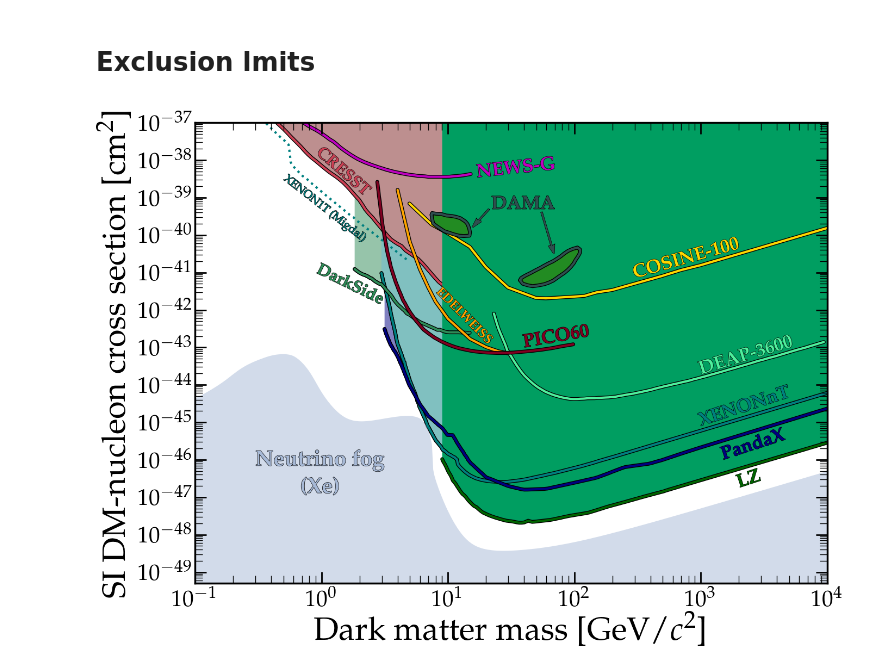
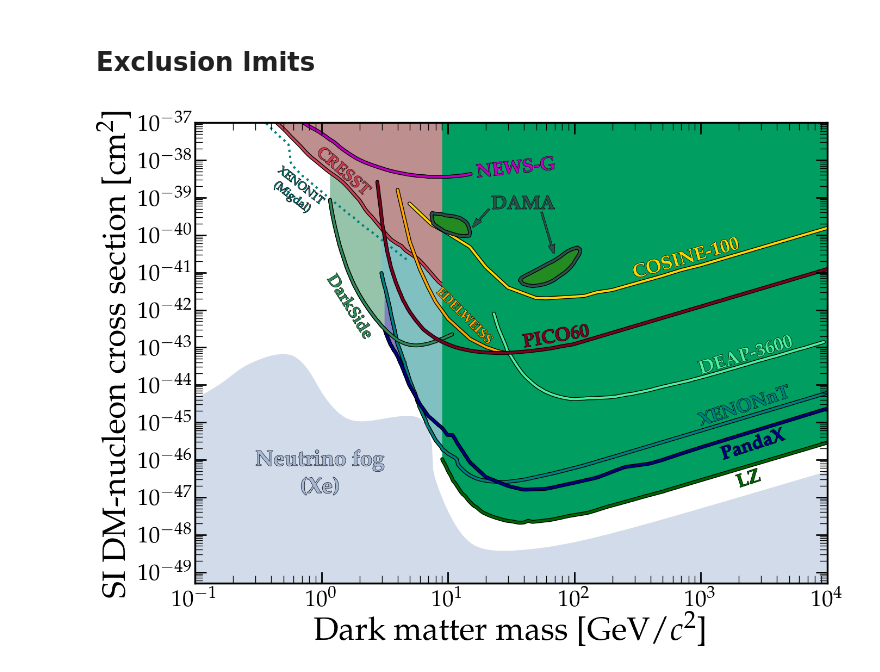
Before and after one commit to cajohare/DirectDetectionPlots, a Jupyter notebook: notebooks/DM-Nucleon.ipynb, the cells around one changed output. Cells and saved outputs as stored; diff of their text form; code cells hidden in the pictures.

```diff
--- a/notebooks/DM-Nucleon.ipynb
+++ b/notebooks/DM-Nucleon.ipynb
@@ -19,12 +19,12 @@ rot_45 = 18
 PlotBound(ax,fpath+'LZ_2024.txt',edgecolor='darkgreen',textcolor='darkgreen',facecolor=[0.0, 0.62, 0.38],label=r'{\bf LZ}',rotation=rot_45,label_pos=[2000,1.8e-47])
 PlotBound(ax,fpath+'XENONnT_2024_Combined.txt',edgecolor='teal',textcolor='teal',facealpha=0,label=r'{\bf XENONnT}',rotation=rot_45,label_pos=[1000,8.0e-46])
 PlotBound(ax,fpath+'XENONnT_2024_Combined.txt',edgecolor='teal',textcolor='teal',facecolor=col_alpha('teal',0.5),zorder=-1)
-PlotBound(ax,fpath+'XENON1T-Migdal.txt',edgecolor='teal',textcolor='teal',linestyle=':',facealpha=0,label='XENON1T (Migdal)',fontsize=15,rotation=-38,label_pos=[0.5,0.3e-38],path_effects=None)
+PlotBound(ax,fpath+'XENON1T-Migdal.txt',edgecolor='teal',textcolor='teal',linestyle=':',facealpha=0,label=r'\begin{center} XENON1T \linebreak (Migdal)\end{center}',fontsize=15,rotation=-38,label_pos=[0.45,0.5e-38],path_effects=None)
 PlotBound(ax,fpath+'PandaX_2024_Combined.txt',edgecolor='navy',textcolor='navy',facealpha=0,label=r'{\bf PandaX}',rotation=rot_45,label_pos=[1500,1.0e-46])
 PlotBound(ax,fpath+'PandaX_2024_Combined.txt',edgecolor='navy',textcolor='navy',facecolor=col_alpha('navy',0.5),zorder=-1.1)
 PlotBound(ax,fpath+'CRESST.txt',edgecolor=[0.8, 0.25, 0.33],textcolor=[0.8, 0.25, 0.33],facecolor=[0.74, 0.56, 0.56],zorder=-1,label=r'{\bf CRESST}',rotation=-41,label_pos=[0.9,1.5e-38],fontsize=22)
-PlotBound(ax,fpath+'DarkSide.txt',edgecolor='seagreen',textcolor='seagreen',facecolor='seagreen',facealpha=0.0,label=r'{\bf DarkSide}',rotation=-26,label_pos=[0.9,1e-41],fontsize=22)
-PlotBound(ax,fpath+'DarkSide.txt',edgecolor='seagreen',textcolor='seagreen',facecolor='seagreen',facealpha=0.5,zorder=-3)
+PlotBound(ax,fpath+'DarkSide-50_2022.txt',edgecolor='seagreen',textcolor='seagreen',facecolor='seagreen',facealpha=0.0,label=r'{\bf DarkSide}',rotation=-58,label_pos=[1.1,0.7e-41],fontsize=22)
+PlotBound(ax,fpath+'DarkSide-50_2022.txt',edgecolor='seagreen',textcolor='seagreen',facecolor='seagreen',facealpha=0.5,zorder=-3)
 PlotBound(ax,fpath+'EDELWEISS.txt',edgecolor='orange',textcolor='orange',facealpha=0,label=r'{\bf EDELWEISS}',rotation=-45,label_pos=[8,3e-42],fontsize=17)
 PlotBound(ax,fpath+'DEAP-3600.txt',edgecolor='#4ff09d',textcolor='#4ff09d',facealpha=0,label=r'{\bf DEAP-3600}',rotation=rot_45-1,label_pos=[1000,1.9e-44])
 PlotBound(ax,fpath+'PICO60.txt',edgecolor=[0.5, 0.0, 0.13],textcolor=[0.5, 0.0, 0.13],facealpha=0,label=r'{\bf PICO60}',rotation=rot_45-8,label_pos=[40,1e-43])
@@ -37,31 +37,31 @@ PlotBound(ax,fpath+'NEWS-G.txt',edgecolor='m',textcolor='m',facealpha=0,label=r'
 PlotBound(ax,'../data/fog/Nucleon/SI/nuFog_n2_Xe.txt',y2=0,label=r'\begin{center} {\bf Neutrino fog \linebreak (Xe)}\end{center}',label_pos=[0.3,7e-47],fontsize=29,rotation=0,facecolor='#a7b9d6',lw=0,textcolor='#a7b9d6',facealpha=0.5)
 
 
 # DAMA
 PlotBound(ax,fpath+'DAMA1.txt',y2=nan,edgecolor='darkslategray',textcolor='darkslategray',facecolor='forestgreen',label=r'{\bf DAMA}',label_pos=[22,5e-40])
 PlotBound(ax,fpath+'DAMA2.txt',y2=nan,edgecolor='darkslategray',textcolor='darkslategray',facecolor='forestgreen')
 plt.arrow(0.485, 0.735, -0.012, -0.018, transform=fig.transFigure,figure=fig,length_includes_head=False,lw=1,head_width=0.007, head_length=0.014, overhang=0.13,edgecolor='darkslategray',facecolor='darkslategray',clip_on=True,path_effects=line_background(2,'k'))
 plt.arrow(0.55, 0.73, 0.012, -0.055, transform=fig.transFigure,figure=fig,length_includes_head=False,lw=1,head_width=0.007, head_length=0.014, overhang=0.13,edgecolor='darkslategray',facecolor='darkslategray',clip_on=True,path_effects=line_background(2,'k'))
 
 
 # Models
 # PlotBound(ax, '../data/models/Nucleon/SI/NMSSM_Scan.txt',y2=nan,lw=1,path_effects=None,textcolor='gray',edgecolor='dimgray',facecolor='gray',facealpha=0.5,label=r'\begin{center} {\bf NMSSM}\end{center}',rotation=17,label_pos=[190,1.5e-48],text_path_effects=None,hatch='/')
 
 
 # Finishing touches
 ax.set_yscale('log')
 ax.set_xscale('log')
 ax.set_xlim([0.1,1e4])
 ax.set_ylim([5e-50,1e-37])
 ax.set_xlabel('Dark matter mass [GeV/$c^2$]')
 ax.set_ylabel(r'SI DM-nucleon cross section [cm$^{2}$]')
 locmaj = matplotlib.ticker.LogLocator(base=10.0, subs=(1.0, ), numticks=50)
 locmin = matplotlib.ticker.LogLocator(base=10.0, subs=arange(2, 10)*.1,numticks=100)
 ax.yaxis.set_major_locator(locmaj)
 ax.yaxis.set_minor_locator(locmin)
 
 
 
 MySaveFig(fig,'Nucleon_SI')
 # %% [output]
-[figure, old version]
+[figure, new version]
```
Also changed, not shown: parts of 3 cells of this notebook, 37 other files.
